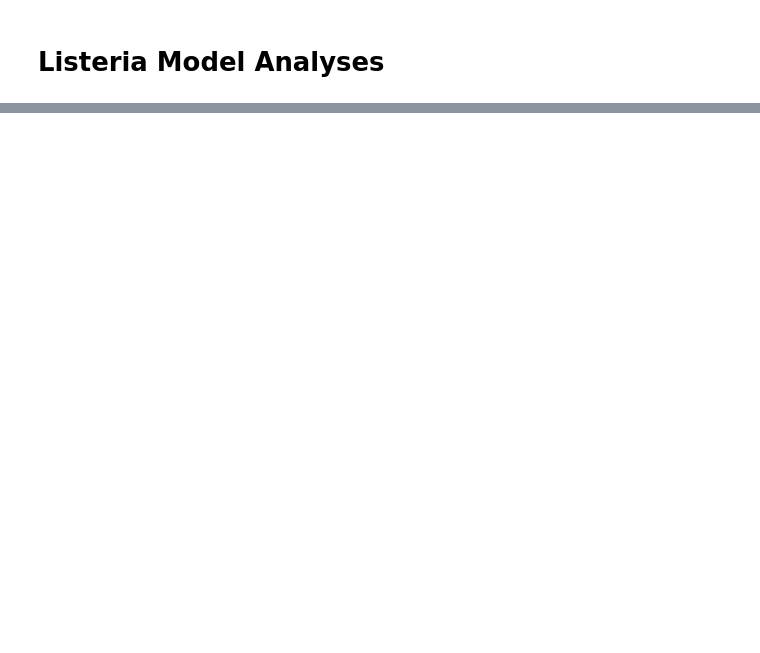
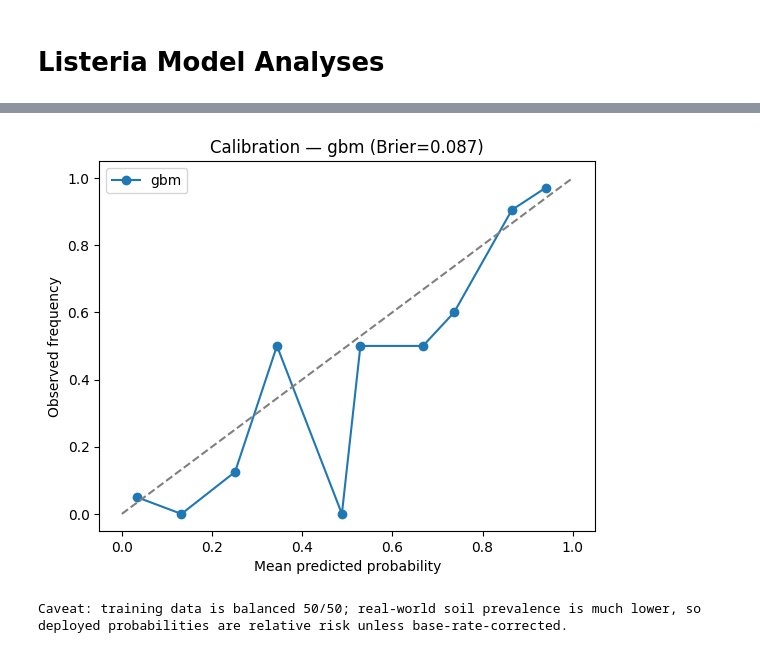
Before and after one commit to AmeliaNelson1123/pathogen_prediction, a Jupyter notebook: preparation/Analyze_Models.ipynb, the cells around one changed output, grey strips where cells are left out. Saved outputs shown, nothing was run; the diff lists cells and outputs as text; code cells hidden in the pictures; blank space fills up the shorter version.

Commit message:
refactor: analysis notebook self-contained; add recall/PR-AUC, calibration, DT-vs-RF

```diff
--- a/preparation/Analyze_Models.ipynb
+++ b/preparation/Analyze_Models.ipynb
@@ -592,0 +16,11 @@ Please also refer to the documentation for alternative solver options:
+# %%
+import sys, json
+from pathlib import Path
+import pandas as pd
+ROOT = Path.cwd().parents[0] if Path.cwd().name == "preparation" else Path.cwd()
+sys.path.insert(0, str(ROOT))
+import preparation.pipeline_utils as pu
+pu.set_seeds()
+import numpy as np, matplotlib.pyplot as plt
+from sklearn.calibration import calibration_curve
+from sklearn.metrics import brier_score_loss
@@ -592,0 +38,3 @@ Please also refer to the documentation for alternative solver options:
+# %%
+results_df = pd.read_csv(ROOT / "preparation" / "data_results" / "results_for_ListeriaSoil_clean_log.csv")
+results_df[["model used", "accuracy", "precision", "recall", "f1", "roc_auc", "pr_auc"]]
@@ -592,0 +53,8 @@ Please also refer to the documentation for alternative solver options:
+# %%
+df = pu.load_and_prep(); Xtr, Xte, ytr, yte = pu.make_train_test(df)
+for name in ["decision_tree", "random_forest"]:
+    pipe, _ = pu.sklearn_search_spaces()[name]
+    dist = pu.cv_accuracy_distribution(pipe, Xtr, ytr)
+    print(f"{name:15s} CV accuracy = {dist['mean']:.4f} +/- {dist['std']:.4f}")
+print("\nInterpretation: overlapping mean+/-std => the DT-vs-RF gap is noise, "
+      "not a real ranking (answers the reviewers' question).")
@@ -592,0 +69,18 @@ Please also refer to the documentation for alternative solver options:
+# %%
+best_name = results_df.iloc[0]["model used"]
+if best_name == "neural_net":
+    best_name = results_df[results_df["model used"] != "neural_net"].iloc[0]["model used"]
+pipe, _ = pu.sklearn_search_spaces()[best_name]
+pipe.fit(Xtr, ytr)
+proba = pu.predict_proba_any(pipe, Xte)
+frac_pos, mean_pred = calibration_curve(yte, proba, n_bins=10)
+plt.plot(mean_pred, frac_pos, "o-", label=best_name)
+plt.plot([0, 1], [0, 1], "--", color="gray")
+plt.xlabel("Mean predicted probability"); plt.ylabel("Observed frequency")
+plt.title(f"Calibration — {best_name} (Brier={brier_score_loss(yte, proba):.3f})")
+plt.legend(); plt.show()
+print("Caveat: training data is balanced 50/50; real-world soil prevalence is much lower, "
+      "so deployed probabilities are relative risk unless base-rate-corrected.")
+# %% [output]
+[figure, added]
+Caveat: training data is balanced 50/50; real-world soil prevalence is much lower, so deployed probabilities are relative risk unless base-rate-corrected.
```
Also changed, not shown: parts of 26 cells of this notebook.
